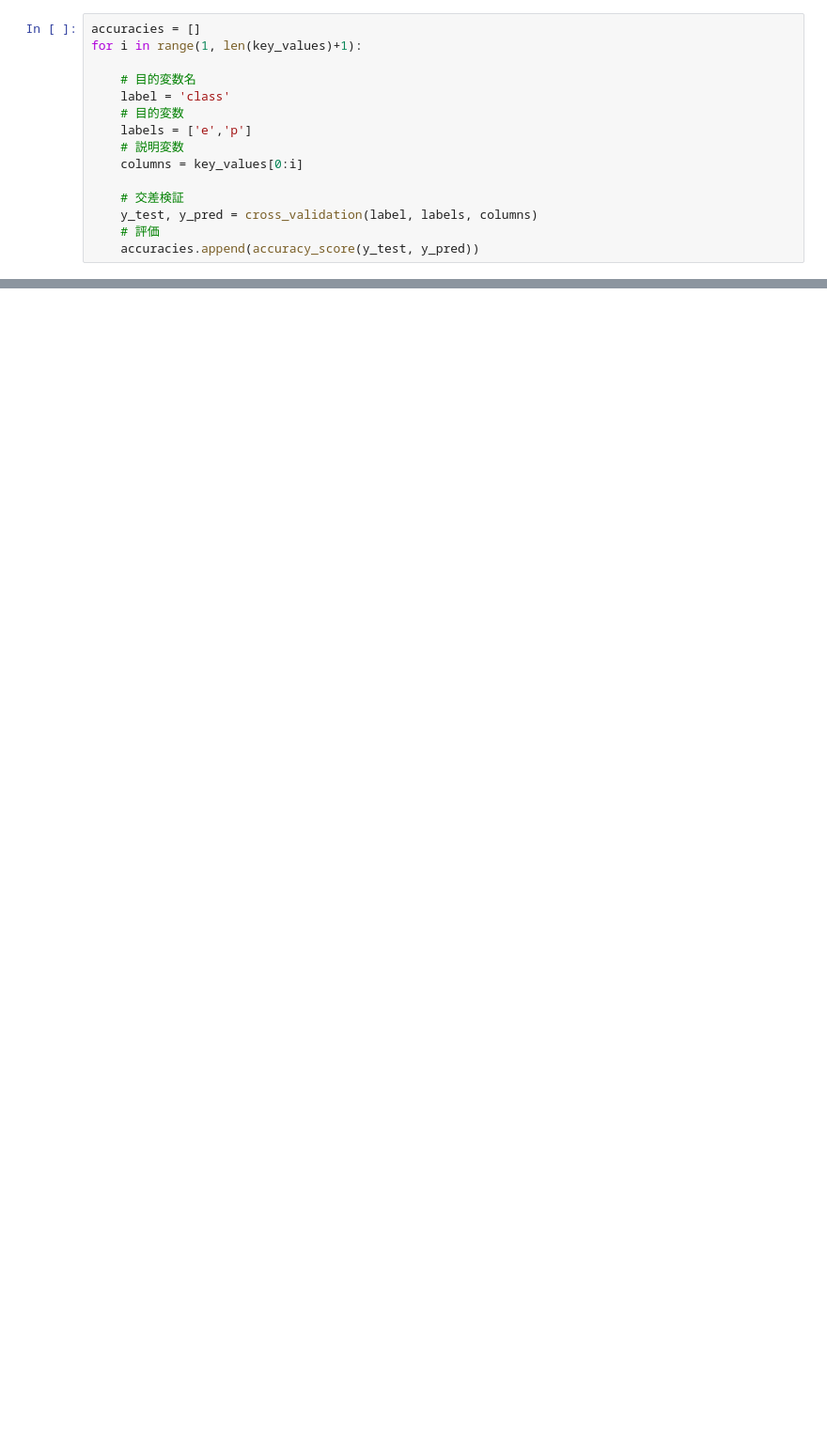
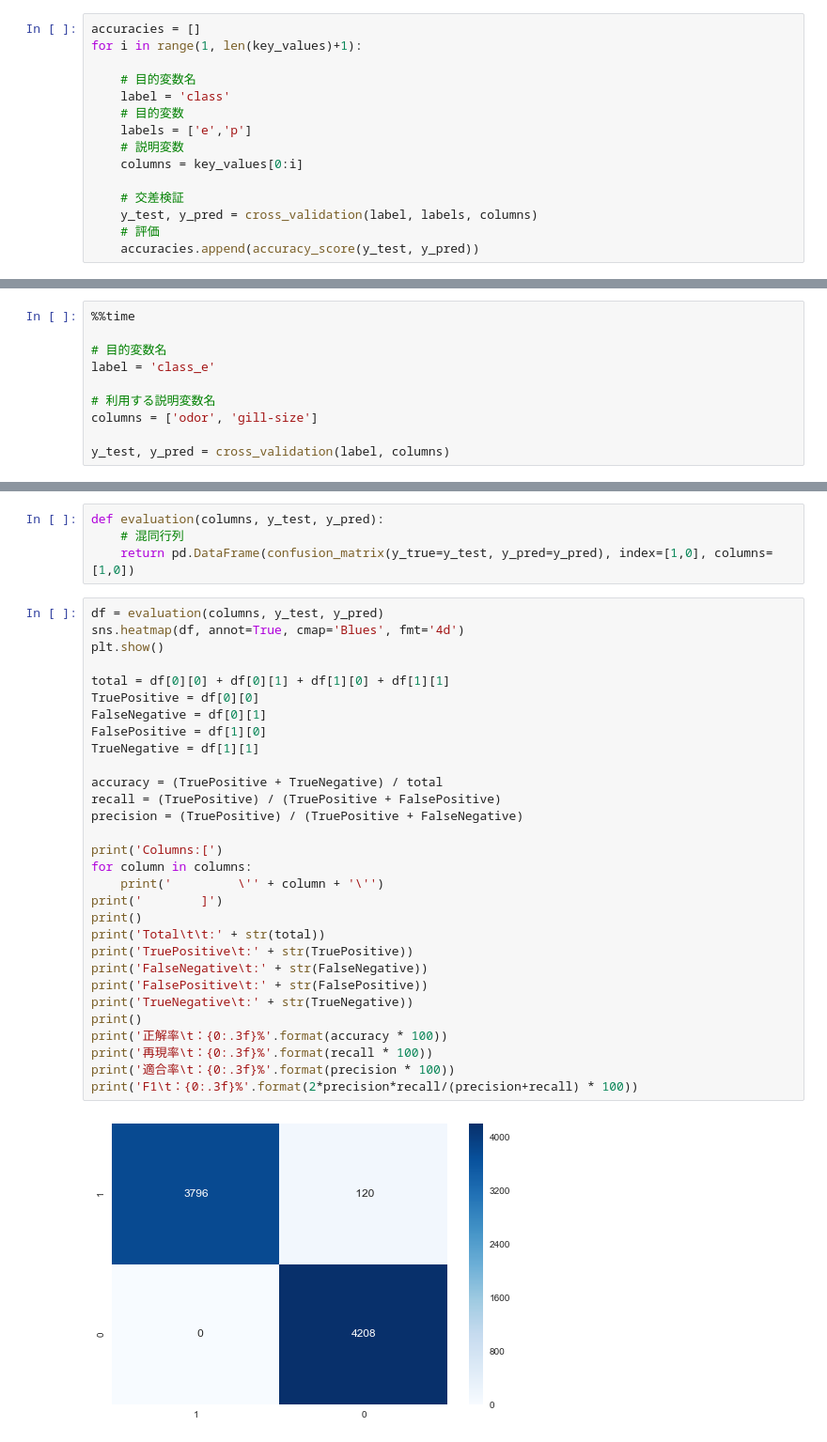
Before and after one commit to nabe-tomohiro/study, a Jupyter notebook: data_science/kaggle/mushroom_classification.ipynb, the cells around one changed output, grey strips where cells are left out. Shown at 94% size. Saved outputs shown, nothing was run; the diff lists cells and outputs as text; blank space fills up the shorter version.

```diff
--- a/data_science/kaggle/mushroom_classification.ipynb
+++ b/data_science/kaggle/mushroom_classification.ipynb
@@ -720,0 +797,10 @@ Wall time: 742 ms
+# %%
+%%time
+
+# 目的変数名
+label = 'class_e'
+
+# 利用する説明変数名
+columns = ['odor', 'gill-size']
+
+y_test, y_pred = cross_validation(label, columns)
@@ -720,0 +814,36 @@ Wall time: 742 ms
+# %%
+def evaluation(columns, y_test, y_pred):
+    # 混同行列
+    return pd.DataFrame(confusion_matrix(y_true=y_test, y_pred=y_pred), index=[1,0], columns=[1,0])
+# %%
+df = evaluation(columns, y_test, y_pred)
+sns.heatmap(df, annot=True, cmap='Blues', fmt='4d')
+plt.show()
+
+total = df[0][0] + df[0][1] + df[1][0] + df[1][1]
+TruePositive = df[0][0]
+FalseNegative = df[0][1]
+FalsePositive = df[1][0]
+TrueNegative = df[1][1]
+
+accuracy = (TruePositive + TrueNegative) / total
+recall = (TruePositive) / (TruePositive + FalsePositive)
+precision = (TruePositive) / (TruePositive + FalseNegative)
+
+print('Columns:[')
+for column in columns:
+    print('         \'' + column + '\'')
+print('        ]')
+print()
+print('Total\t\t:' + str(total))
+print('TruePositive\t:' + str(TruePositive))
+print('FalseNegative\t:' + str(FalseNegative))
+print('FalsePositive\t:' + str(FalsePositive))
+print('TrueNegative\t:' + str(TrueNegative))
+print()
+print('正解率\t：{0:.3f}%'.format(accuracy * 100))
+print('再現率\t：{0:.3f}%'.format(recall * 100))
+print('適合率\t：{0:.3f}%'.format(precision * 100))
+print('F1\t：{0:.3f}%'.format(2*precision*recall/(precision+recall) * 100))
+# %% [output]
+[figure, added]
```
Also changed, not shown: parts of 41 cells of this notebook.
